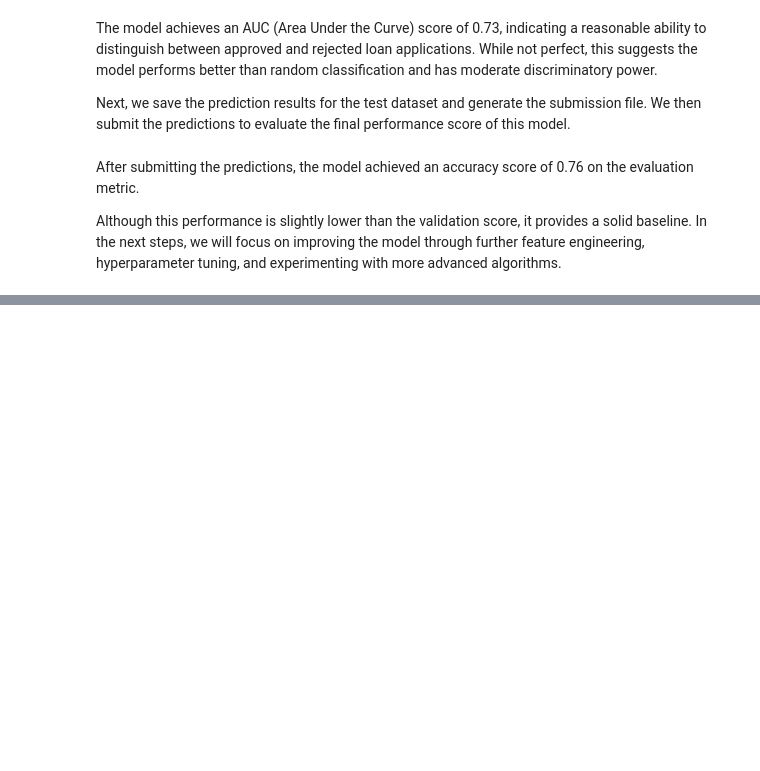
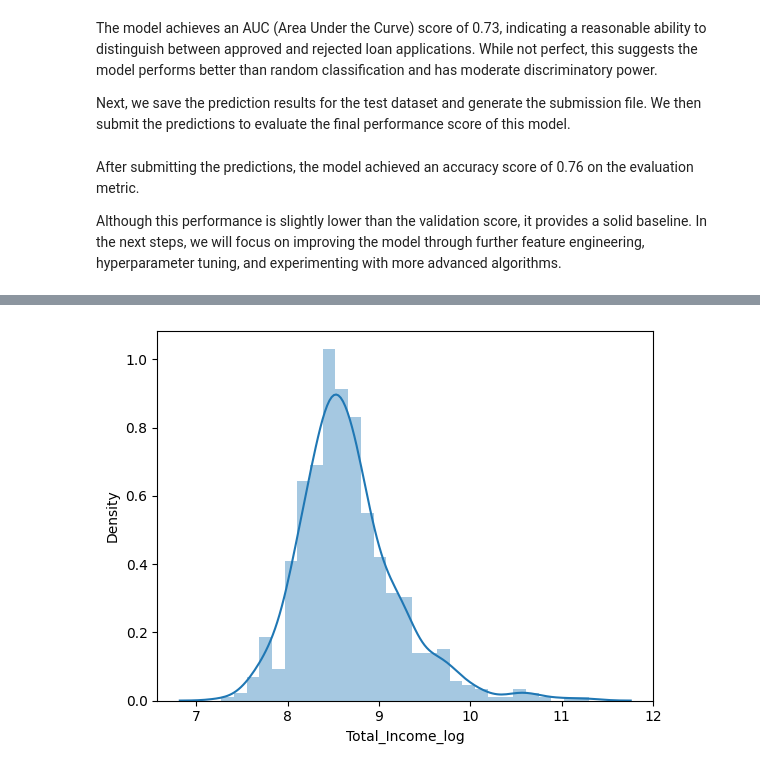
Before and after one commit to HamzaLatif02/Loan_Prediction, a Jupyter notebook: code/data.ipynb, the cells around one changed output, grey strips where cells are left out. Saved outputs shown, nothing was run; the diff lists cells and outputs as text; code cells hidden in the pictures; blank space fills up the shorter version.

```diff
--- a/code/data.ipynb
+++ b/code/data.ipynb
@@ -748,0 +782,6 @@ Although this performance is slightly lower than the validation score, it provid
+# %%
+train_data["Total_Income_log"] = np.log(train_data['Total_Income'])
+sns.distplot(train_data['Total_Income_log'])
+test_data["Total_Income_log"] = np.log(test_data['Total_Income'])
+# %% [output]
+[figure, added]
```
Also changed, not shown: parts of 21 cells of this notebook.
